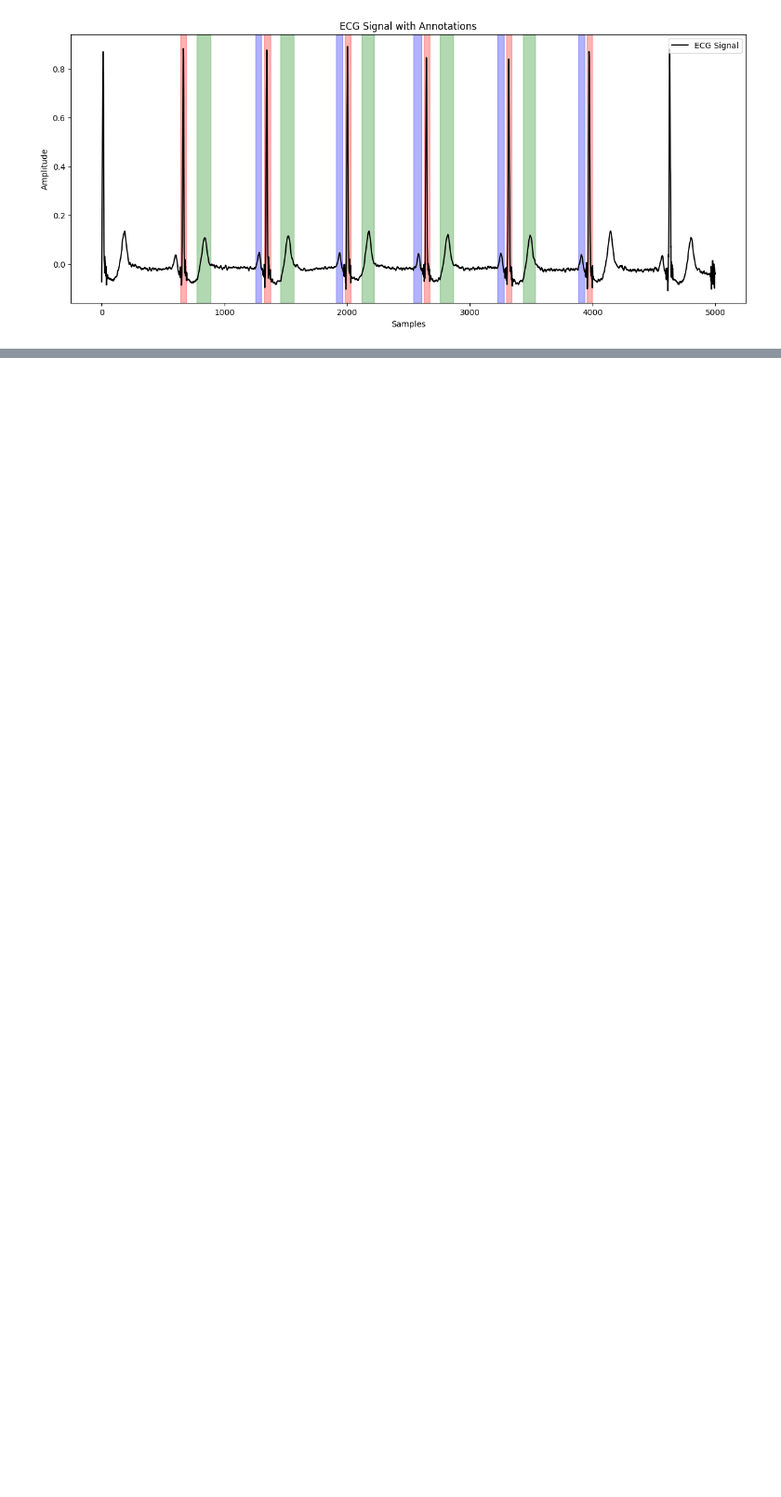
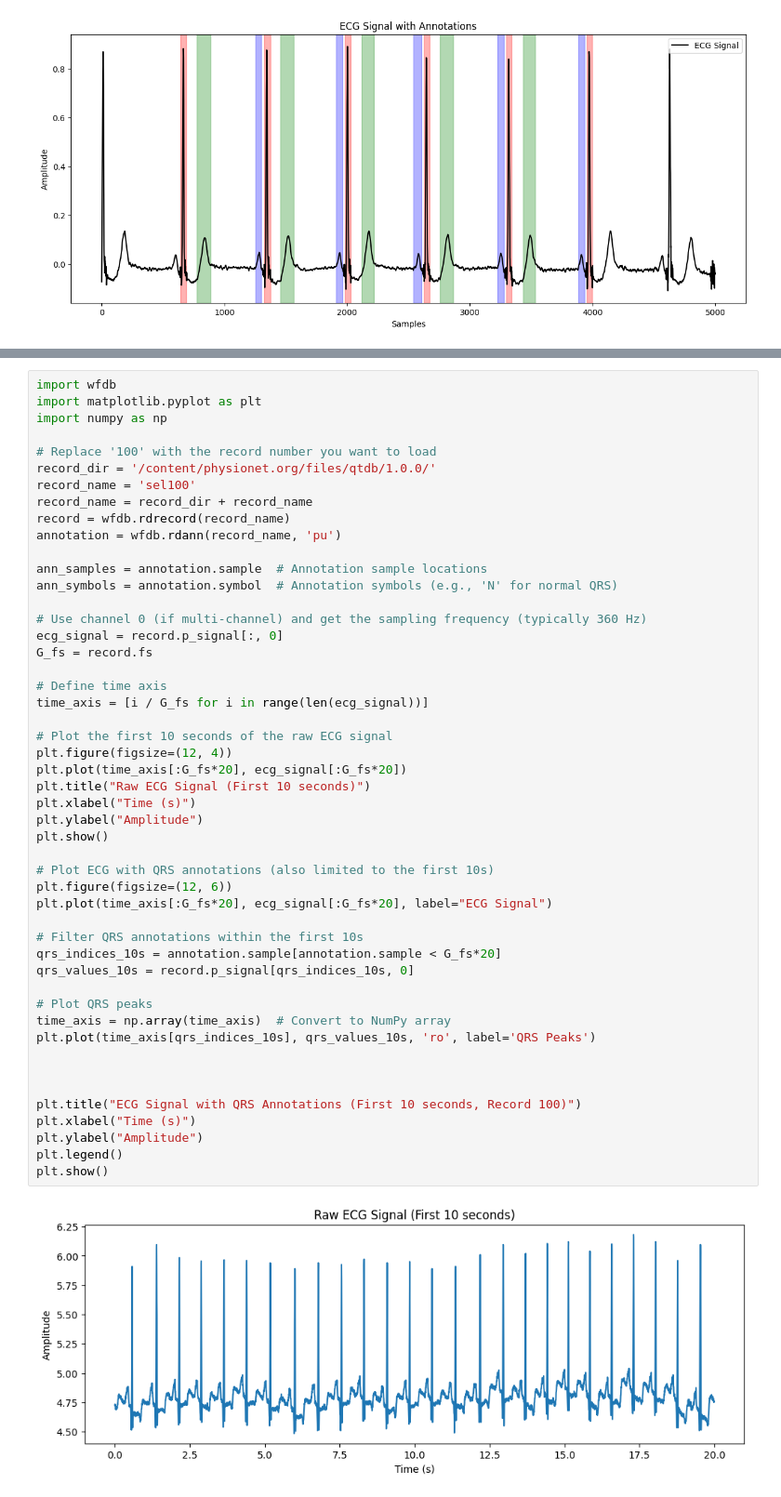
Before and after one commit to ab2gbl/ECG-detection, a Jupyter notebook: QRS_detection/LUDB_and_QTDB.ipynb, the cells around one changed output, grey strips where cells are left out. Shown at 93% size. Drawn from its saved outputs; the diff is of its cells as text; blank space fills up the shorter version.

Commit message:
LUDB_and_QTDB

```diff
--- a/QRS_detection/LUDB_and_QTDB.ipynb
+++ b/QRS_detection/LUDB_and_QTDB.ipynb
@@ -226,0 +197,51 @@ Annotations found:
+# %%
+import wfdb
+import matplotlib.pyplot as plt
+import numpy as np
+
+# Replace '100' with the record number you want to load
+record_dir = '/content/physionet.org/files/qtdb/1.0.0/'
+record_name = 'sel100'
+record_name = record_dir + record_name
+record = wfdb.rdrecord(record_name)
+annotation = wfdb.rdann(record_name, 'pu')
+
+ann_samples = annotation.sample  # Annotation sample locations
+ann_symbols = annotation.symbol  # Annotation symbols (e.g., 'N' for normal QRS)
+
+# Use channel 0 (if multi-channel) and get the sampling frequency (typically 360 Hz)
+ecg_signal = record.p_signal[:, 0]
+G_fs = record.fs
+
+# Define time axis
+time_axis = [i / G_fs for i in range(len(ecg_signal))]
+
+# Plot the first 10 seconds of the raw ECG signal
+plt.figure(figsize=(12, 4))
+plt.plot(time_axis[:G_fs*20], ecg_signal[:G_fs*20])
+plt.title("Raw ECG Signal (First 10 seconds)")
+plt.xlabel("Time (s)")
+plt.ylabel("Amplitude")
+plt.show()
+
+# Plot ECG with QRS annotations (also limited to the first 10s)
+plt.figure(figsize=(12, 6))
+plt.plot(time_axis[:G_fs*20], ecg_signal[:G_fs*20], label="ECG Signal")
+
+# Filter QRS annotations within the first 10s
+qrs_indices_10s = annotation.sample[annotation.sample < G_fs*20]
+qrs_values_10s = record.p_signal[qrs_indices_10s, 0]
+
+# Plot QRS peaks
+time_axis = np.array(time_axis)  # Convert to NumPy array
+plt.plot(time_axis[qrs_indices_10s], qrs_values_10s, 'ro', label='QRS Peaks')
+
+
+
+plt.title("ECG Signal with QRS Annotations (First 10 seconds, Record 100)")
+plt.xlabel("Time (s)")
+plt.ylabel("Amplitude")
+plt.legend()
+plt.show()
+# %% [output]
+[figure, added]
```
Also changed, not shown: parts of 6 cells of this notebook.
